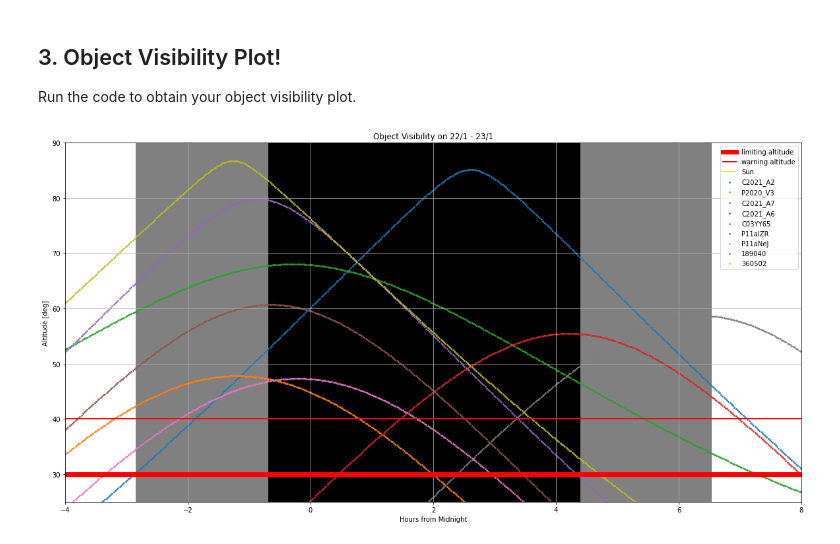
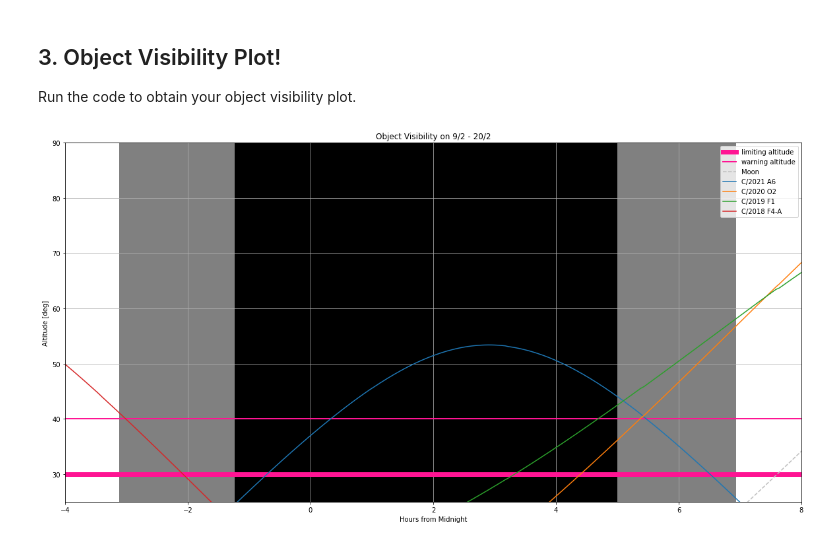
Before and after one commit to awesomecosmos/NEOExchange-Observations-Planner, a Jupyter notebook: NEOExchange-Obs-Planner.ipynb, the cells around one changed output. Saved outputs shown, nothing was run; the diff lists cells and outputs as text; code cells hidden in the pictures.

```diff
--- a/NEOExchange-Obs-Planner.ipynb
+++ b/NEOExchange-Obs-Planner.ipynb
@@ -109,0 +151,19 @@ for target in skycoord_targets_lst:
+# %%
+# making an observability table
+
+# changing directory to TargetInfo subfolder
+os.chdir("TargetInfo/")
+
+for i in range(len(target_info)):
+    obs_table = Table()
+    obs_table['Target'] = target_info[i]['targetname']
+    obs_table['Date/Time'] = target_info[i]['datetime_str']
+    obs_table['RA'] = target_info[i]['RA']
+    obs_table['DEC'] = target_info[i]['DEC']
+    obs_table['Airmass'] = target_info[i]['airmass']
+    obs_table['Altitude'] = target_info[i]['EL']
+    obs_table['Magnitude'] = target_info[i]['Tmag']
+    obs_table.write('{}.html'.format(i),format='jsviewer')
+
+# changing directory back to main folder
+os.chdir("C://Users//ave41//OneDrive - University of Canterbury//ASTR391 Research Project//Code//Obs Planning Code//NEOExchange-Observations-Planner")
@@ -114,33 +186,35 @@ Run the code to obtain your object visibility plot.
 # %%
-# making a zero-line for the limiting alitude of your telescope
-zeroLine_x1=np.arange(-12,90,10)
-zeroLine_y1=np.full(len(zeroLine_x1),lim_alt)
+# Altitude Plot
 
-# making a warning zero-line for the limiting alitude of your telescope
-zeroLine_y2=np.full(len(zeroLine_x1),lim_alt+10)
+# changing directory to Plots subfolder
+os.chdir("Plots/")
 
-# plotting
 plt.figure(figsize=(20,10))
-plt.plot(zeroLine_x1,zeroLine_y1,"-",linewidth=7,color="red",label="limiting altitude")
-plt.plot(zeroLine_x1,zeroLine_y2,"-",linewidth=2,color="red",label="warning altitude")
+plt.plot(zeroLine_x1,zeroLine_y1,"-",linewidth=7,color="deeppink",label="limiting altitude")
+plt.plot(zeroLine_x1,zeroLine_y2,"-",linewidth=2,color="deeppink",label="warning altitude")
+plt.plot(delta_midnight, moonaltazs.alt, color=[0.75]*3, ls='--', label='Moon')
 
 # plotting the alitudes of the objects
-plt.plot(delta_midnight, sunaltazs.alt, color='gold', label='Sun')
 for i in range(len(target_altazs)):
-    plt.scatter(delta_midnight,target_altazs[i].alt,label='{}'.format(my_targets[i][0]), lw=0, s=8)
+#     plt.scatter(delta_midnight,target_altazs[i].alt,label='{}'.format(target_names[i]), lw=0, s=8)
+    plt.plot(delta_midnight,target_altazs[i].alt,label='{}'.format(target_names[i]))
 
 # defining twilight/nighttimes
 plt.fill_between(delta_midnight, 0, 90, sunaltazs.alt < -0*u.deg, color='0.5', zorder=0)
 plt.fill_between(delta_midnight, 0, 90, sunaltazs.alt < -18*u.deg, color='k', zorder=0)
 
 plt.legend()
-plt.xlim(-4, 8)          #can change this as appropriate
+plt.xlim(-4, 8)          #can change this as appropriate, it is the number of hours before and after midnight (ie on your x-axis)
 plt.ylim(lim_alt-5, 90)  #could range from 0-90 degrees
 plt.xlabel('Hours from Midnight')
 plt.ylabel('Altitude [deg]')
 plt.title("Object Visibility on {}".format(obs_dates_display))
 plt.grid()
+plt.savefig('TargetVisibility_{}.png'.format(obs_dates_save))
 plt.show()
+
+# changing directory back to main folder
+os.chdir("C://Users//ave41//OneDrive - University of Canterbury//ASTR391 Research Project//Code//Obs Planning Code//NEOExchange-Observations-Planner")
 # %% [output]
-[figure, old version]
+[figure, new version]
 # %%
```
Also changed, not shown: parts of 20 cells of this notebook, 1 other file.
